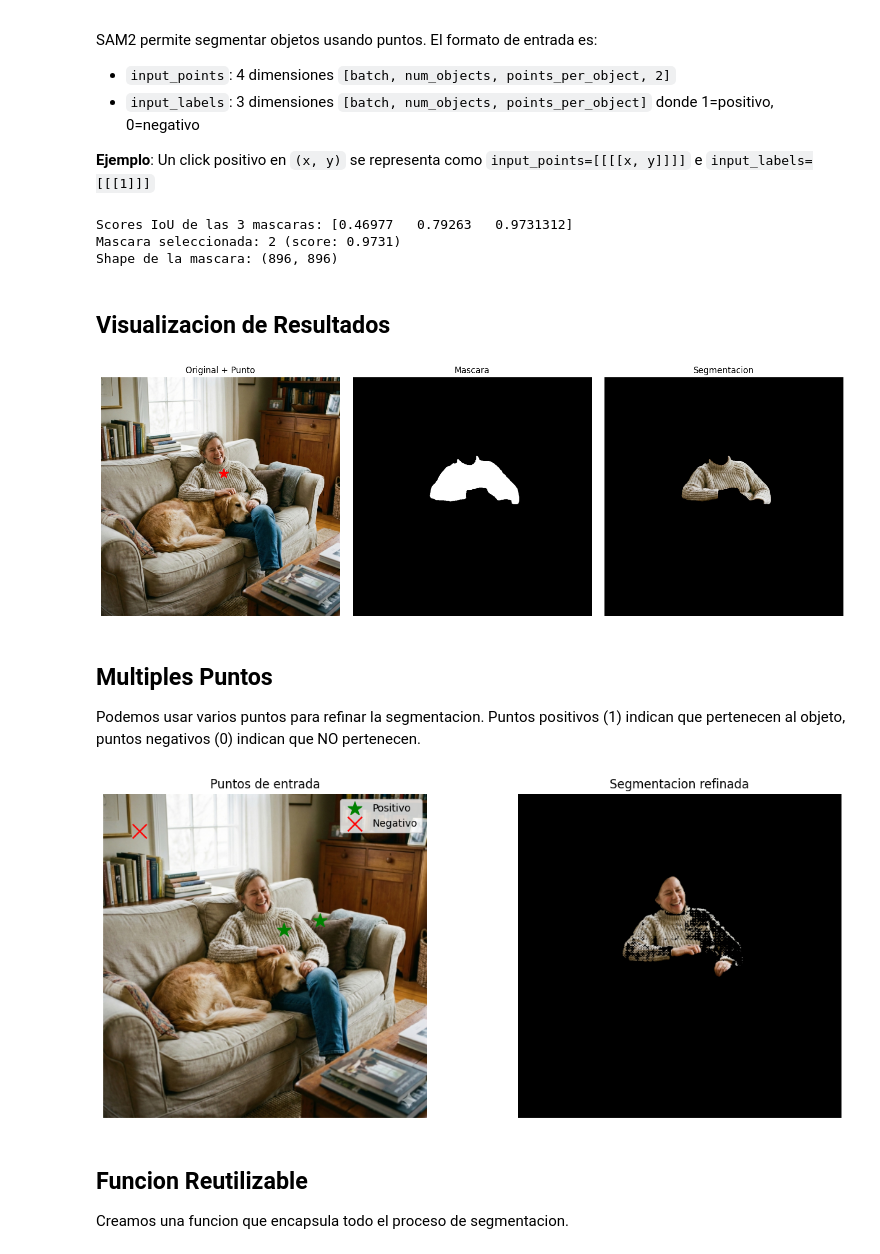
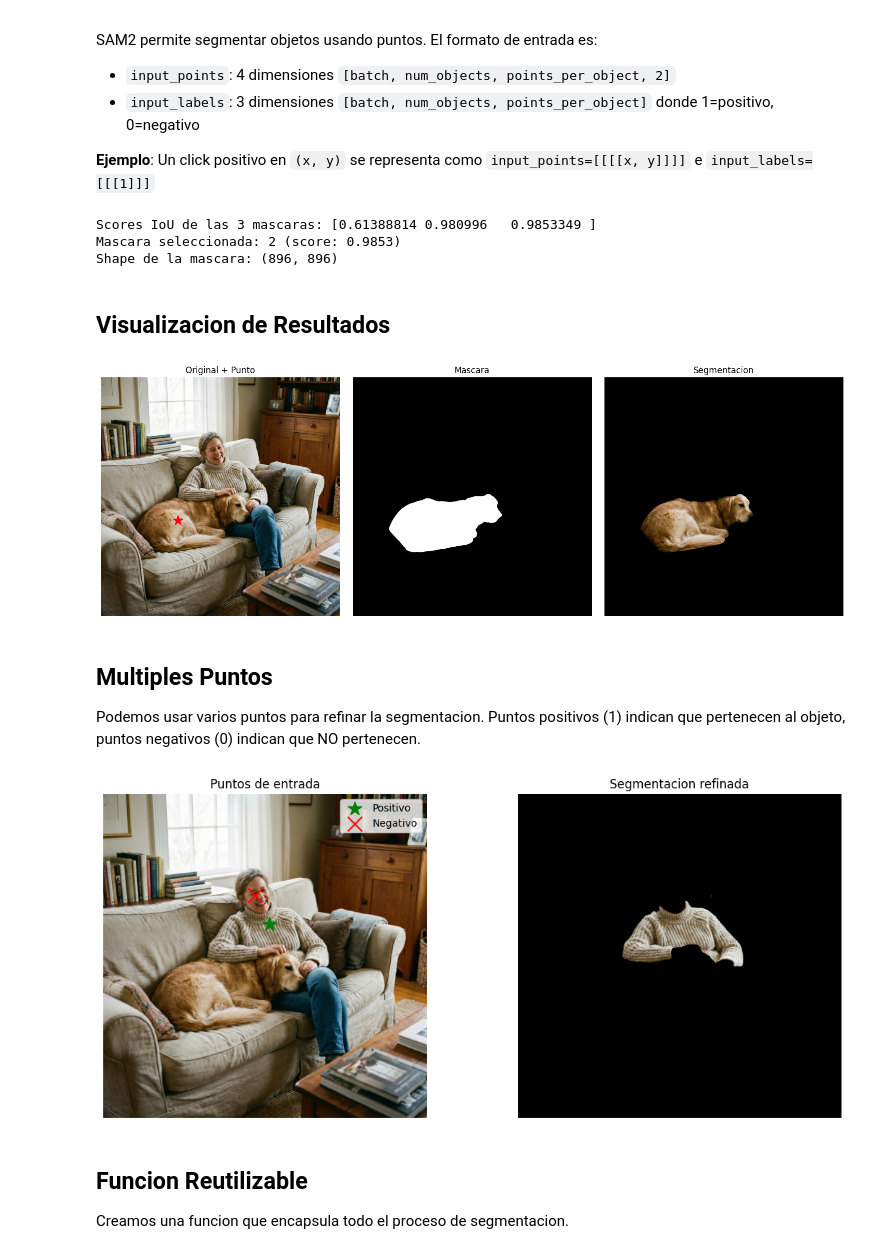
Before and after one commit to sergiovillanueva/Modelos_Fundacionales, a Jupyter notebook: 5_SAM.ipynb, the cells around one changed output. Saved outputs shown, nothing was run; the diff lists cells and outputs as text; code cells hidden in the pictures.

```diff
--- a/5_SAM.ipynb
+++ b/5_SAM.ipynb
@@ -36,8 +36,10 @@ transformers version: 4.57.1
 
 Usamos `facebook/sam2.1-hiera-base-plus`. Si tienes mas memoria GPU, puedes usar `sam2.1-hiera-large`.
 # %%
-model = Sam2Model.from_pretrained("facebook/sam2.1-hiera-base-plus").to(device)
-processor = Sam2Processor.from_pretrained("facebook/sam2.1-hiera-base-plus")
+model_name = "facebook/sam2.1-hiera-base-plus"
+model_name = "facebook/sam2.1-hiera-large"
+model = Sam2Model.from_pretrained(model_name).to(device)
+processor = Sam2Processor.from_pretrained(model_name)
 print("SAM2 cargado")
 # %% [output]
 SAM2 cargado
@@ -87,17 +92,17 @@ SAM2 permite segmentar objetos usando puntos. El formato de entrada es:
 # %%
 # Definir punto de entrada
 # Formato: 4 dimensiones (batch, object, points_per_object, coordinates)
-input_points = [[[[460, 360]]]]  # Click en el camion
+input_points = [[287, 537]]  # Click en en la persona
 
 # Labels: 3 dimensiones (batch, object, point_label)
 # 1 = click positivo, 0 = click negativo
-input_labels = [[[1]]]
+input_labels = [1]
 
 # Procesar con SAM2
 inputs = processor(
     images=image_person_dog,
-    input_points=input_points,
-    input_labels=input_labels,
+    input_points=[[input_points]],
+    input_labels=[[input_labels]],
     return_tensors="pt"
 ).to(device)
 
@@ -121,49 +126,51 @@ print(f"Scores IoU de las 3 mascaras: {scores.cpu().numpy()}")
 print(f"Mascara seleccionada: {best_idx} (score: {scores[best_idx]:.4f})")
 print(f"Shape de la mascara: {best_mask.shape}")
 # %% [output]
-Scores IoU de las 3 mascaras: [0.46977   0.79263   0.9731312]
-Mascara seleccionada: 2 (score: 0.9731)
+Scores IoU de las 3 mascaras: [0.61388814 0.980996   0.9853349 ]
+Mascara seleccionada: 2 (score: 0.9853)
 Shape de la mascara: (896, 896)
 # %% [markdown]
 ## Visualizacion de Resultados
 # %%
 # Visualizar resultados
 fig, axes = plt.subplots(1, 3, figsize=(15, 5))
 
 # Imagen original con punto
 axes[0].imshow(image_person_dog)
-axes[0].scatter([460], [360], c='red', s=200, marker='*')
+axes[0].scatter([287], [537], c='red', s=200, marker='*')
 axes[0].set_title("Original + Punto")
 axes[0].axis("off")
 
 # Mascara
 axes[1].imshow(best_mask, cmap="gray")
 axes[1].set_title("Mascara")
 axes[1].axis("off")
 
 # Resultado
 masked_img = np.array(image_person_dog) * best_mask[:, :, None]
 axes[2].imshow(masked_img.astype(np.uint8))
 axes[2].set_title("Segmentacion")
 axes[2].axis("off")
 
 plt.tight_layout()
 plt.show()
 # %% [output]
-[figure, old version]
+[figure, new version]
 # %% [markdown]
 ## Multiples Puntos
 
 Podemos usar varios puntos para refinar la segmentacion. Puntos positivos (1) indican que pertenecen al objeto, puntos negativos (0) indican que NO pertenecen.
 # %%
 # Multiples puntos: 2 positivos en el camion, 1 negativo en el fondo
-input_points = [[[[460, 360], [420, 280]]]]
-input_labels = [[[1, 1]]]  # 1=positivo, 0=negativo
+
+
+input_points = [[460, 360], [420, 280]]
+input_labels = [1, 0]  # 1=positivo, 0=negativo
 
 inputs = processor(
     images=image_person_dog,
-    input_points=input_points,
-    input_labels=input_labels,
+    input_points=[[input_points]],
+    input_labels=[[input_labels]],
     return_tensors="pt"
 ).to(device)
 
@@ -185,8 +192,8 @@ fig, axes = plt.subplots(1, 2, figsize=(12, 5))
 
 axes[0].imshow(image_person_dog)
 # Puntos positivos en verde, negativos en rojo
-axes[0].scatter([500, 600], [375, 350], c='green', s=200, marker='*', label='Positivo')
-axes[0].scatter([100], [100], c='red', s=200, marker='x', label='Negativo')
+axes[0].scatter(input_points[0][0], input_points[0][1], c='green', s=200, marker='*', label='Positivo')
+axes[0].scatter(input_points[1][0], input_points[1][1], c='red', s=200, marker='x', label='Negativo')
 axes[0].legend()
 axes[0].set_title("Puntos de entrada")
 axes[0].axis("off")
@@ -199,7 +206,7 @@ axes[1].axis("off")
 plt.tight_layout()
 plt.show()
 # %% [output]
-[figure, old version]
+[figure, new version]
 # %% [markdown]
 ## Funcion Reutilizable
 
```
Also changed, not shown: parts of 7 cells of this notebook, 6 other files.
